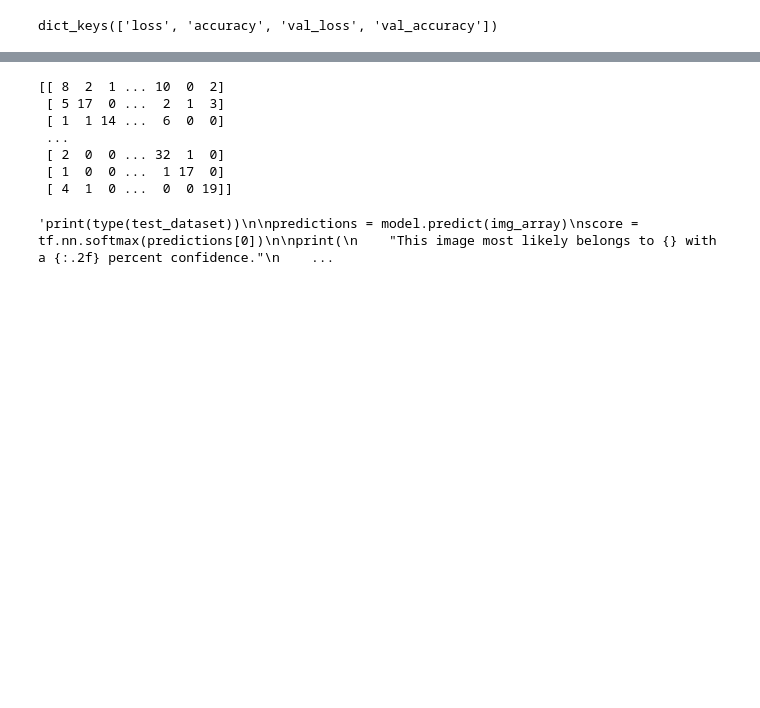
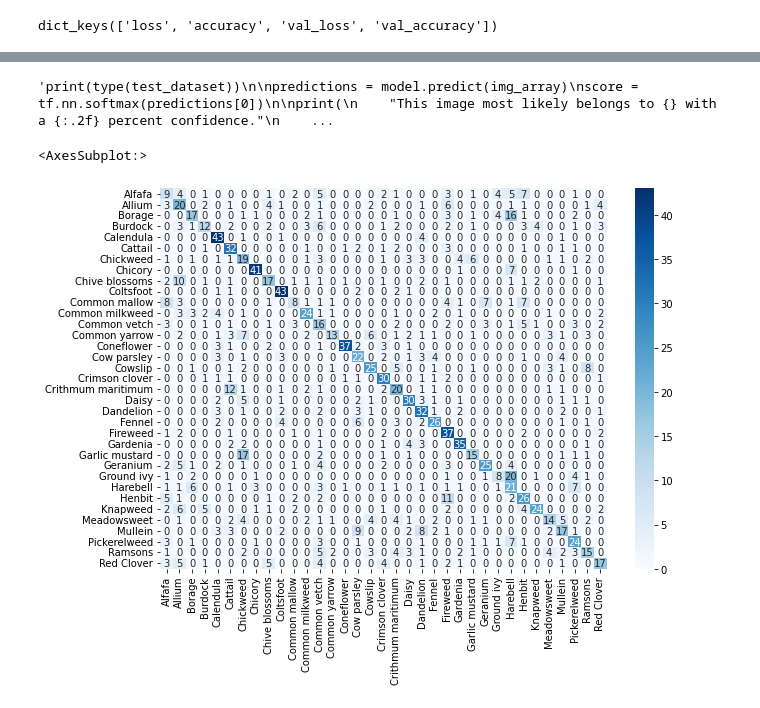
Before and after one commit to gabriellucasml/WildEdiblePlantDetector, a Jupyter notebook: Projeto.ipynb, the cells around one changed output, grey strips where cells are left out. Cells and saved outputs as stored; diff of their text form; code cells hidden in the pictures; blank space fills up the shorter version.

```diff
--- a/Projeto.ipynb
+++ b/Projeto.ipynb
@@ -389,8 +362,11 @@ img = tf.keras.utils.load_img(img_path)
 img_array = tf.keras.utils.img_to_array(img)
 img_array = tf.expand_dims(img_array, 0) # Create a batch'''
 
+y_pred = np.zeros(1637, dtype=int)
+y_actual = np.zeros(1637, dtype=int)
 confusion_matrix = np.zeros((num_classes,num_classes),dtype=int)
 i = 0
+j = 0
 for dirname, _, filenames in os.walk(os.getcwd()+'/dataset/processed/testing/'):
     for filename in filenames:
         img = tf.keras.utils.load_img(os.path.join(dirname,filename))
@@ -398,11 +374,12 @@ for dirname, _, filenames in os.walk(os.getcwd()+'/dataset/processed/testing/'):
         img_array = tf.expand_dims(img_array, 0) # Create a batch
         predictions = model.predict(img_array, verbose=0)
         score = tf.nn.softmax(predictions[0])
+        y_actual[j] = i
+        y_pred[j] = np.argmax(score)
+        j += 1
         confusion_matrix[i][np.argmax(score)]+=1
     if(dirname != os.getcwd()+'/dataset/processed/testing/'):
         i += 1
-
-print(confusion_matrix)
 
 '''print(type(test_dataset))
 
@@ -414,13 +391,14 @@ print(
     .format(class_names[np.argmax(score)], 100 * np.max(score))
 )'''
 # %% [output]
-[[ 8  2  1 ... 10  0  2]
- [ 5 17  0 ...  2  1  3]
- [ 1  1 14 ...  6  0  0]
- ...
- [ 2  0  0 ... 32  1  0]
- [ 1  0  0 ...  1 17  0]
- [ 4  1  0 ...  0  0 19]]
+'print(type(test_dataset))\n\npredictions = model.predict(img_array)\nscore = tf.nn.softmax(predictions[0])\n\nprint(\n    "This image most likely belongs to {} with a {:.2f} percent confidence."\n    ...
-'print(type(test_dataset))\n\npredictions = model.predict(img_array)\nscore = tf.nn.softmax(predictions[0])\n\nprint(\n    "This image most likely belongs to {} with a {:.2f} percent confidence."\n    ...
+# %%
+import seaborn as sb
+df_cm = pd.DataFrame(confusion_matrix, index=class_names, columns=class_names)
+plt.figure(figsize = (10,7))
+sb.heatmap(df_cm, annot=True, cmap="Blues")
+# %% [output]
+<AxesSubplot:>
+[figure, added]
 # %%
 np.savetxt(os.getcwd()+'/'+model_name+'/confusion_matrix.csv', confusion_matrix, delimiter=',')
```
Also changed, not shown: parts of 11 cells of this notebook, 24 other files.
